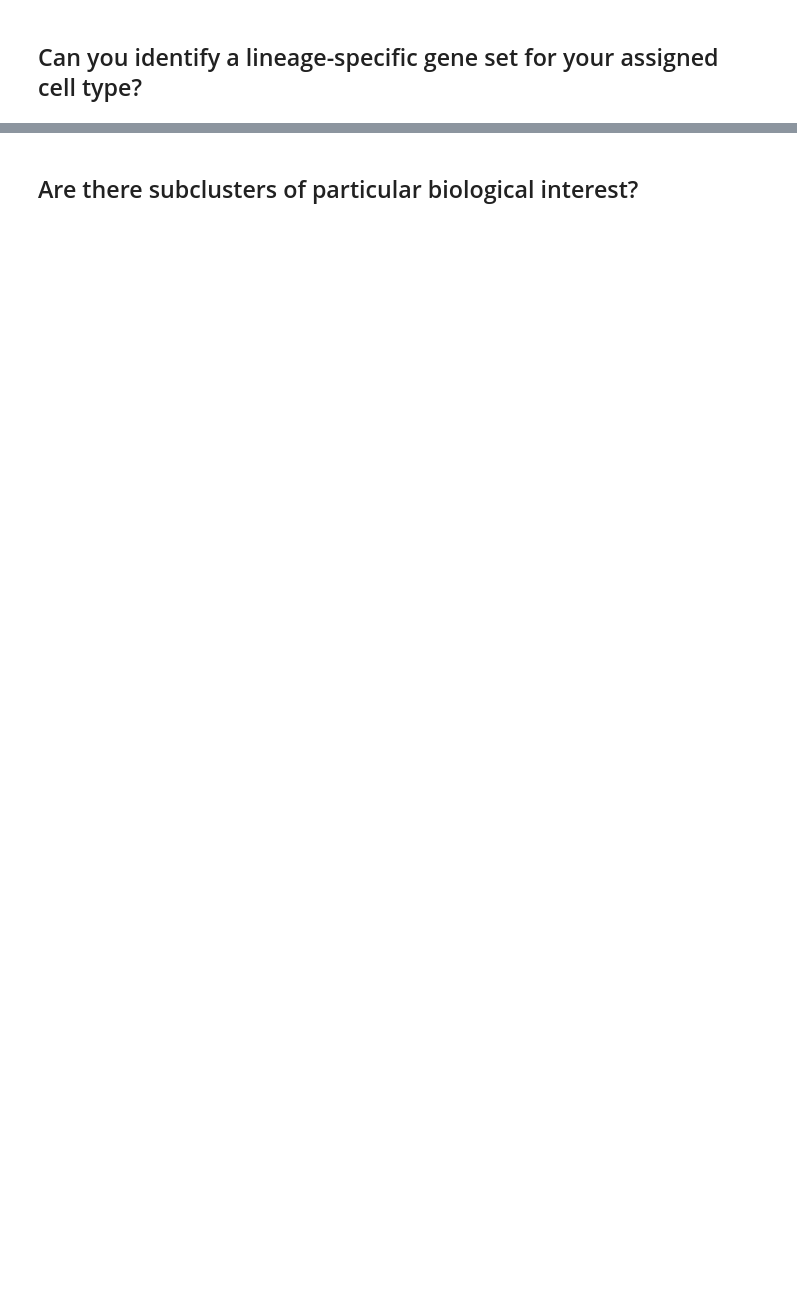
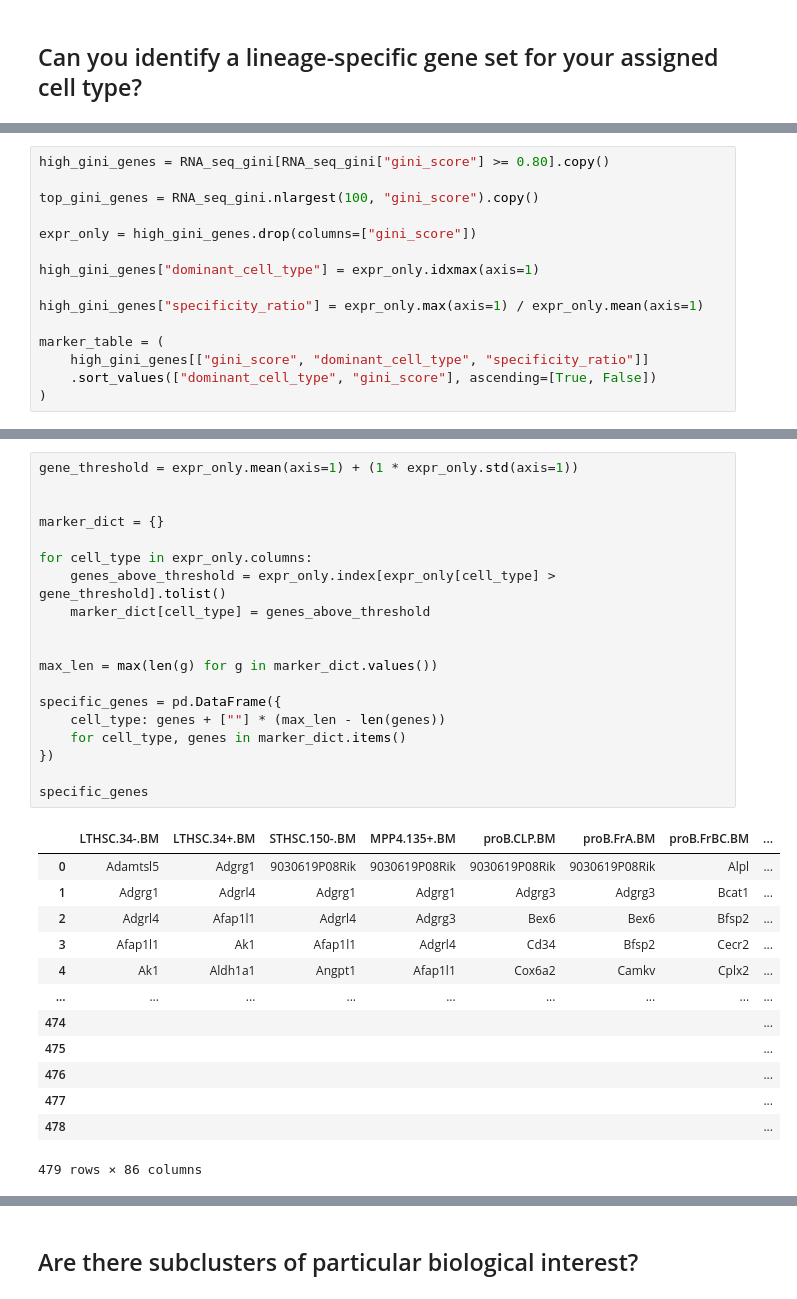
Before and after one commit to datascience-mobi-2026/topic04_team03, a Jupyter notebook: jupyter_tilmann_2.ipynb, the cells around one changed output, grey strips where cells are left out. Drawn from its saved outputs; the diff is of its cells as text; blank space fills up the shorter version.

```diff
--- a/jupyter_tilmann_2.ipynb
+++ b/jupyter_tilmann_2.ipynb
@@ -683,0 +912,15 @@ plt.show()
+# %%
+high_gini_genes = RNA_seq_gini[RNA_seq_gini["gini_score"] >= 0.80].copy()
+
+top_gini_genes = RNA_seq_gini.nlargest(100, "gini_score").copy()
+
+expr_only = high_gini_genes.drop(columns=["gini_score"])
+
+high_gini_genes["dominant_cell_type"] = expr_only.idxmax(axis=1)
+
+high_gini_genes["specificity_ratio"] = expr_only.max(axis=1) / expr_only.mean(axis=1)
+
+marker_table = (
+    high_gini_genes[["gini_score", "dominant_cell_type", "specificity_ratio"]]
+    .sort_values(["dominant_cell_type", "gini_score"], ascending=[True, False])
+)
@@ -683,0 +946,33 @@ plt.show()
+# %%
+gene_threshold = expr_only.mean(axis=1) + (1 * expr_only.std(axis=1))
+
+
+marker_dict = {}
+
+for cell_type in expr_only.columns:
+    genes_above_threshold = expr_only.index[expr_only[cell_type] > gene_threshold].tolist()
+    marker_dict[cell_type] = genes_above_threshold
+
+
+max_len = max(len(g) for g in marker_dict.values())
+
+specific_genes = pd.DataFrame({
+    cell_type: genes + [""] * (max_len - len(genes))
+    for cell_type, genes in marker_dict.items()
+})
+
+specific_genes
+# %% [output]
+|  | LTHSC.34-.BM | LTHSC.34+.BM | STHSC.150-.BM | MPP4.135+.BM | proB.CLP.BM | proB.FrA.BM | proB.FrBC.BM | ... |
+| 0 | Adamtsl5 | Adgrg1 | 9030619P08Rik | 9030619P08Rik | 9030619P08Rik | 9030619P08Rik | Alpl | ... |
+| 1 | Adgrg1 | Adgrl4 | Adgrg1 | Adgrg1 | Adgrg3 | Adgrg3 | Bcat1 | ... |
+| 2 | Adgrl4 | Afap1l1 | Adgrl4 | Adgrg3 | Bex6 | Bex6 | Bfsp2 | ... |
+| 3 | Afap1l1 | Ak1 | Afap1l1 | Adgrl4 | Cd34 | Bfsp2 | Cecr2 | ... |
+| 4 | Ak1 | Aldh1a1 | Angpt1 | Afap1l1 | Cox6a2 | Camkv | Cplx2 | ... |
+| ... | ... | ... | ... | ... | ... | ... | ... | ... |
+| 474 |  |  |  |  |  |  |  | ... |
+| 475 |  |  |  |  |  |  |  | ... |
+| 476 |  |  |  |  |  |  |  | ... |
+| 477 |  |  |  |  |  |  |  | ... |
+| 478 |  |  |  |  |  |  |  | ... |
+479 rows × 86 columns
```
Also changed, not shown: parts of 28 cells of this notebook, 2 other files.
